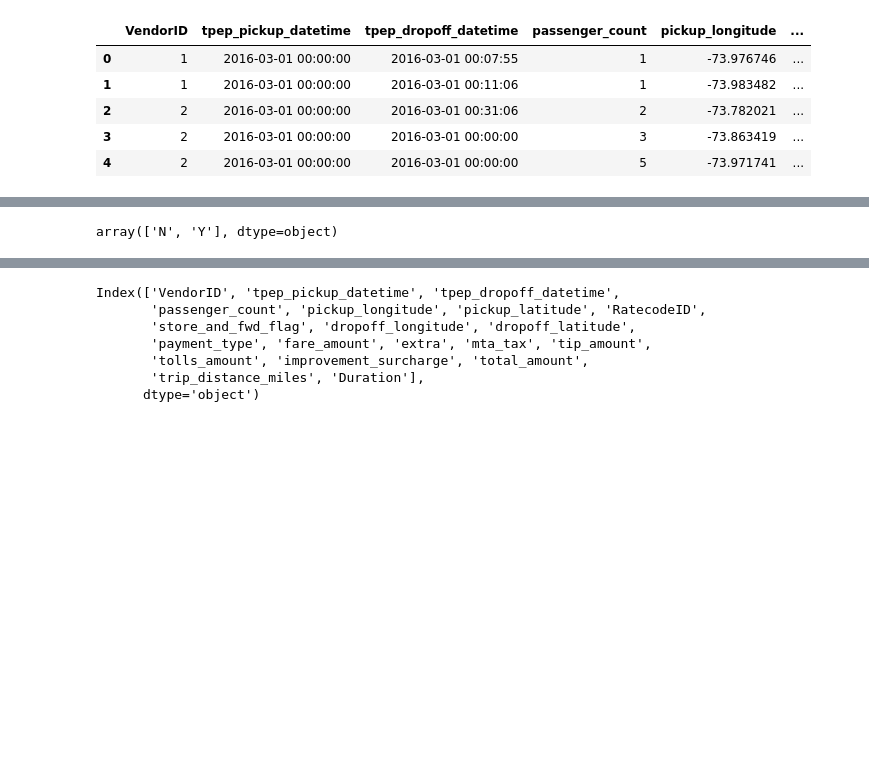
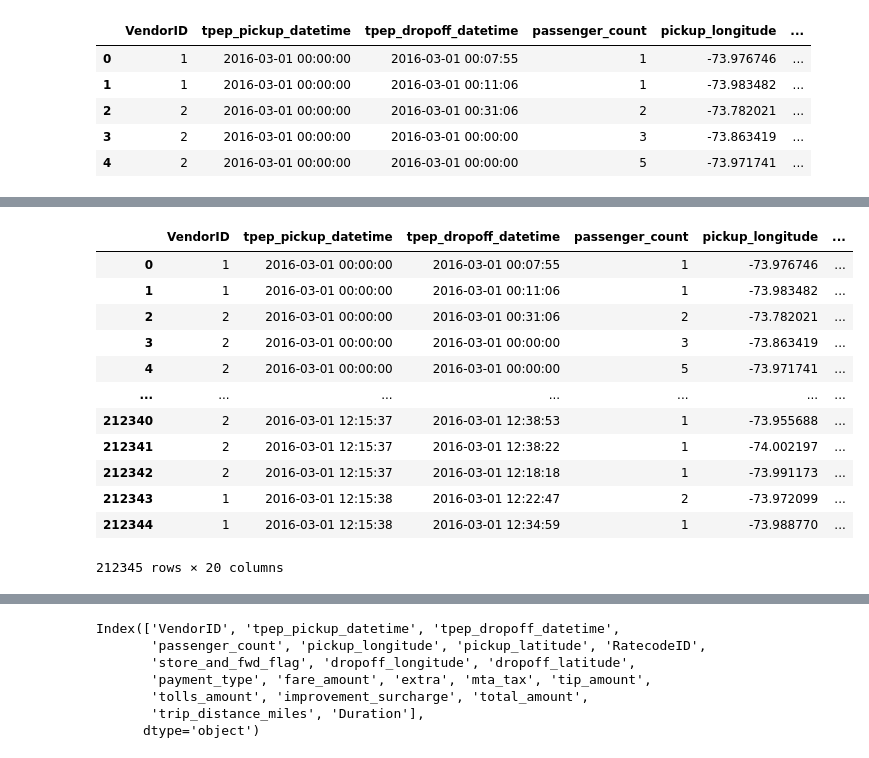
Before and after one commit to ArunK-ML/Project---TripFare-Predicting-Urban-Taxi-Fare-with-Machine-Learning, a Jupyter notebook: Taxi_trip_Finalone_again try.ipynb, the cells around one changed output, grey strips where cells are left out. Cells and saved outputs as stored; diff of their text form; code cells hidden in the pictures; blank space fills up the shorter version.

```diff
--- a/Taxi_trip_Finalone_again try.ipynb
+++ b/Taxi_trip_Finalone_again try.ipynb
@@ -38,4 +127,16 @@ df.head()
 # %%
-df["store_and_fwd_flag"].unique()
+df
 # %% [output]
+|  | VendorID | tpep_pickup_datetime | tpep_dropoff_datetime | passenger_count | pickup_longitude | ... |
+| 0 | 1 | 2016-03-01 00:00:00 | 2016-03-01 00:07:55 | 1 | -73.976746 | ... |
+| 1 | 1 | 2016-03-01 00:00:00 | 2016-03-01 00:11:06 | 1 | -73.983482 | ... |
+| 2 | 2 | 2016-03-01 00:00:00 | 2016-03-01 00:31:06 | 2 | -73.782021 | ... |
+| 3 | 2 | 2016-03-01 00:00:00 | 2016-03-01 00:00:00 | 3 | -73.863419 | ... |
+| 4 | 2 | 2016-03-01 00:00:00 | 2016-03-01 00:00:00 | 5 | -73.971741 | ... |
+| ... | ... | ... | ... | ... | ... | ... |
+| 212340 | 2 | 2016-03-01 12:15:37 | 2016-03-01 12:38:53 | 1 | -73.955688 | ... |
+| 212341 | 2 | 2016-03-01 12:15:37 | 2016-03-01 12:38:22 | 1 | -74.002197 | ... |
+| 212342 | 2 | 2016-03-01 12:15:37 | 2016-03-01 12:18:18 | 1 | -73.991173 | ... |
+| 212343 | 1 | 2016-03-01 12:15:38 | 2016-03-01 12:22:47 | 2 | -73.972099 | ... |
+| 212344 | 1 | 2016-03-01 12:15:38 | 2016-03-01 12:34:59 | 1 | -73.988770 | ... |
-array(['N', 'Y'], dtype=object)
+212345 rows × 20 columns
```
Also changed, not shown: parts of 35 cells of this notebook.
